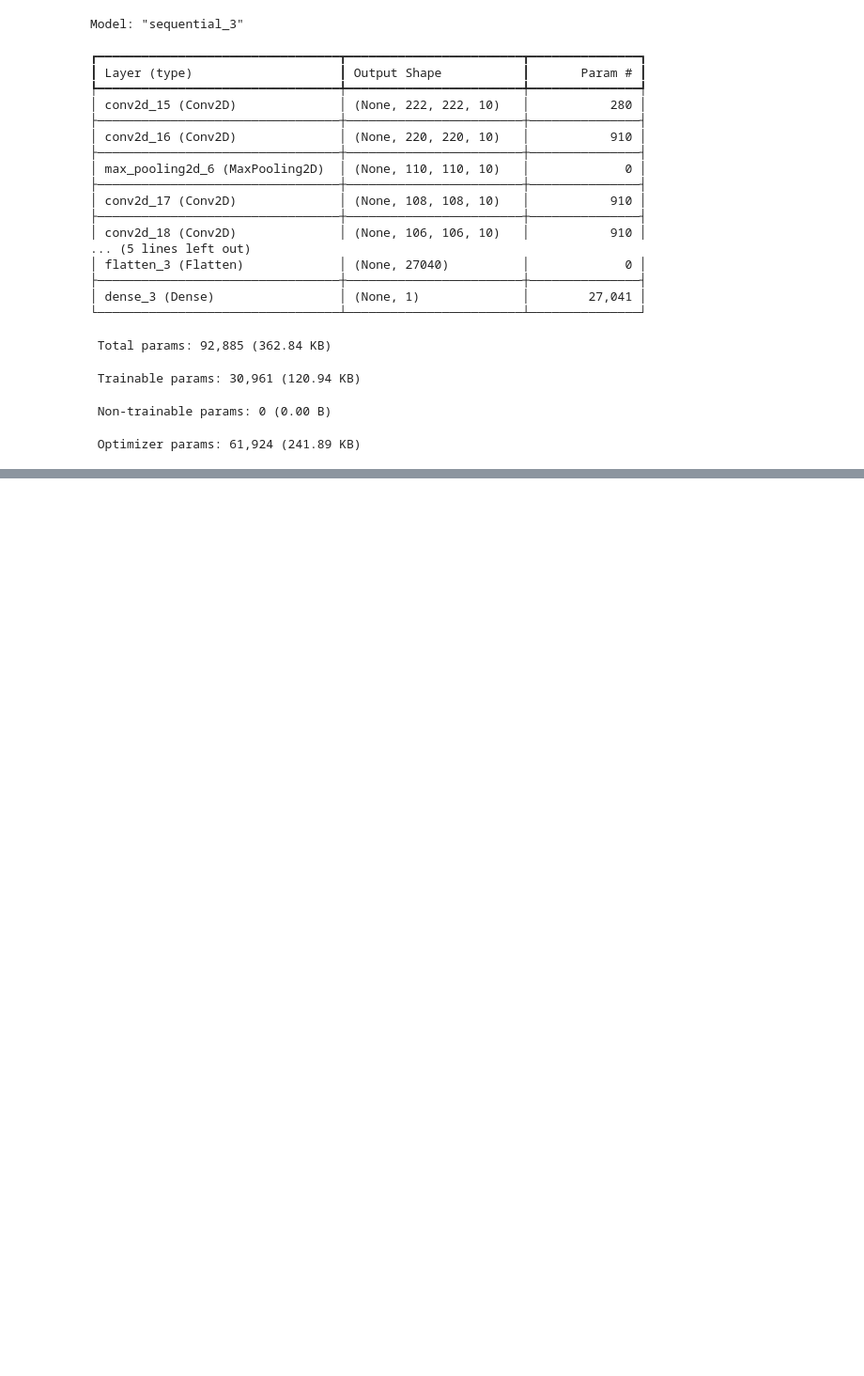
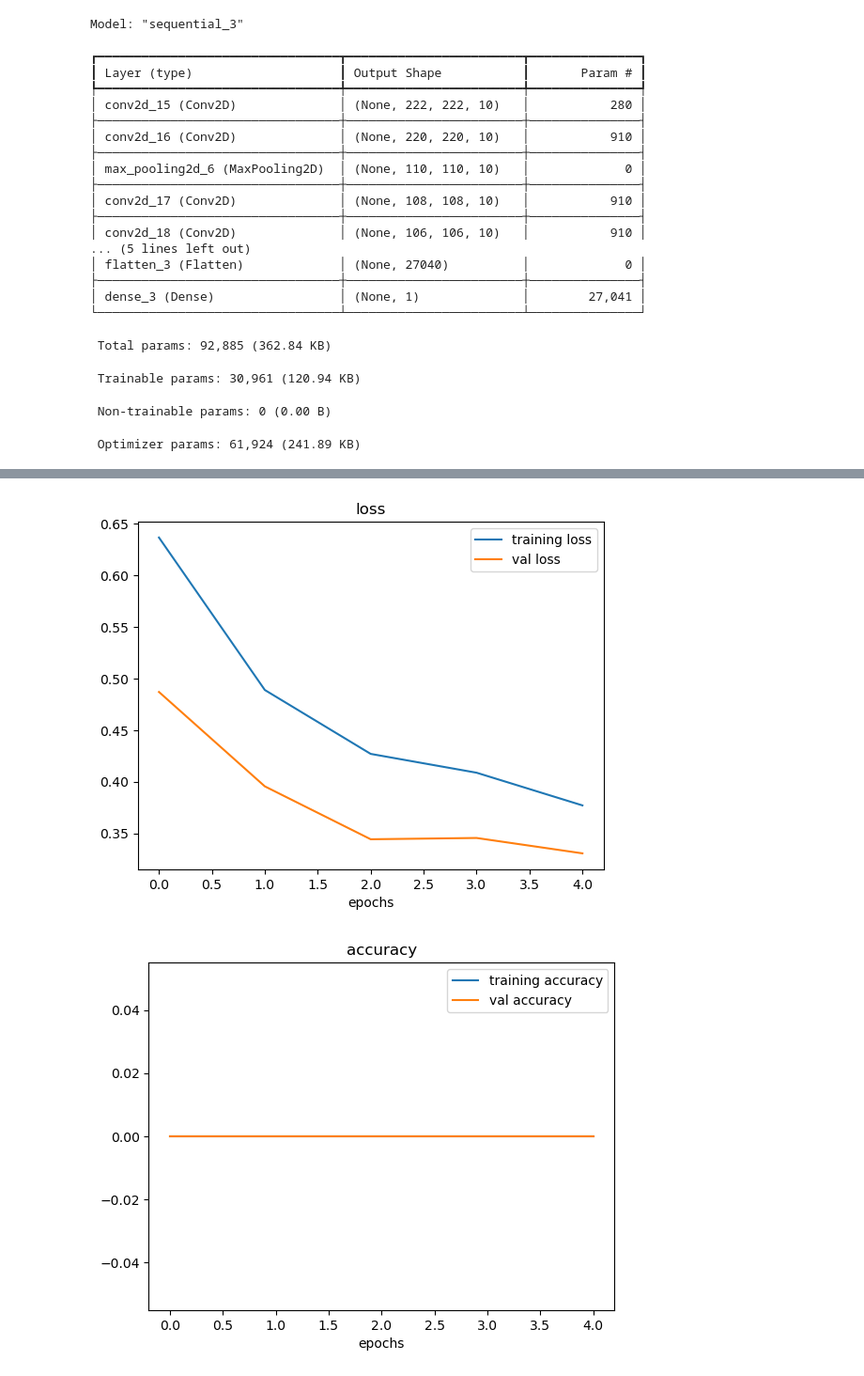
Before and after one commit to TinyHaitch/learning-neural-network, a Jupyter notebook: Introduction to convolutional Neural Network and computer vision.ipynb, the cells around one changed output, grey strips where cells are left out. Shown at 94% size. Saved outputs shown, nothing was run; the diff lists cells and outputs as text; code cells hidden in the pictures; blank space fills up the shorter version.

```diff
--- a/Introduction to convolutional Neural Network and computer vision.ipynb
+++ b/Introduction to convolutional Neural Network and computer vision.ipynb
@@ -319,0 +351,31 @@ Epoch 5/5
+# %%
+## Reducing overfittting
+
+model_3 = tf.keras.Sequential([
+    tf.keras.layers.Conv2D(filters=10,
+                          kernel_size=3,
+                          activation='relu',
+                          input_shape=(224, 224, 3)),
+    tf.keras.layers.MaxPool2D(),
+    tf.keras.layers.Conv2D(10, 3, activation='relu'),
+    tf.keras.layers.MaxPool2D(),
+    tf.keras.layers.Conv2D(10, 3, activation='relu'),
+    tf.keras.layers.MaxPool2D(),
+    tf.keras.layers.Flatten(),
+    tf.keras.layers.Dense(1, activation='sigmoid')
+])
+# %%
+## compile the model
+model_3.compile(
+    loss = tf.keras.losses.BinaryCrossentropy(),
+    optimizer= tf.keras.optimizers.Adam(learning_rate=0.001),
+    metrics = [tf.keras.metrics.Accuracy()]
+)
+# %%
+## Train the model
+history_3 = model_3.fit(train_data, epochs=5,
+                        steps_per_epoch=len(train_data),
+                        validation_data=valid_data,
+                        validation_steps=len(test_data),
+                       # callback = [tensorboard_callback]
+                       )
@@ -319,0 +393,5 @@ Epoch 5/5
+# %%
+plot_loss_curves(history_3)
+# %% [output]
+[figure, added]
+[figure, added]
```
Also changed, not shown: parts of 10 cells of this notebook.
